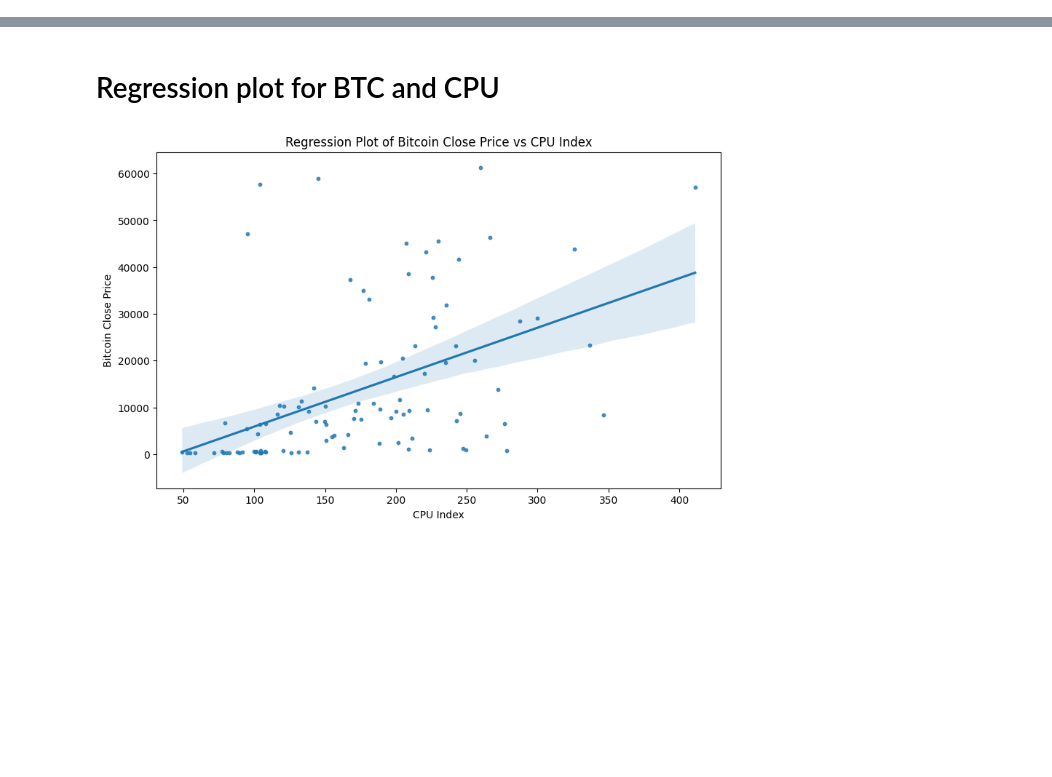
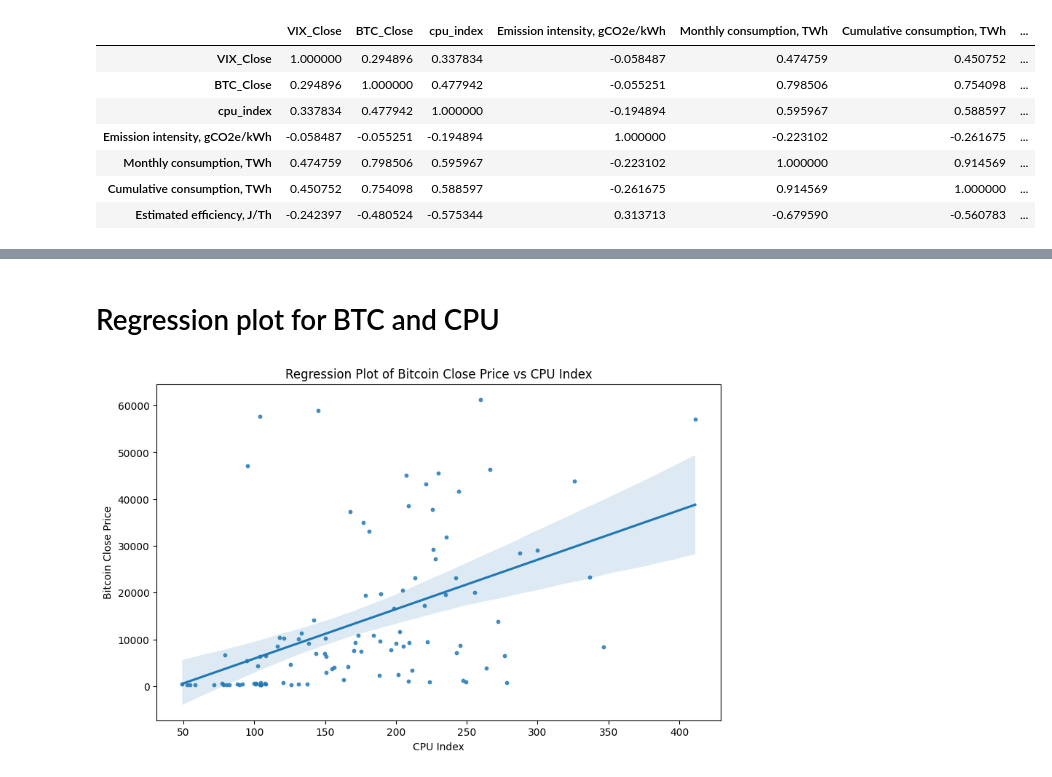
Before and after one commit to idriskhattak/Impact-of-Environment-on-BTICOIN, a Jupyter notebook: Merge Data Visualization.ipynb, the cells around one changed output, grey strips where cells are left out. Cells and saved outputs as stored; diff of their text form; code cells hidden in the pictures; blank space fills up the shorter version.

```diff
--- a/Merge Data Visualization.ipynb
+++ b/Merge Data Visualization.ipynb
@@ -7,3 +10,14 @@ merged_data = pd.read_csv('DATA/MERGED_DATA.csv')
+# %%
+merged_data.corr()
+# %% [output]
+|  | VIX_Close | BTC_Close | cpu_index | Emission intensity, gCO2e/kWh | Monthly consumption, TWh | Cumulative consumption, TWh | ... |
+| VIX_Close | 1.000000 | 0.294896 | 0.337834 | -0.058487 | 0.474759 | 0.450752 | ... |
+| BTC_Close | 0.294896 | 1.000000 | 0.477942 | -0.055251 | 0.798506 | 0.754098 | ... |
+| cpu_index | 0.337834 | 0.477942 | 1.000000 | -0.194894 | 0.595967 | 0.588597 | ... |
+| Emission intensity, gCO2e/kWh | -0.058487 | -0.055251 | -0.194894 | 1.000000 | -0.223102 | -0.261675 | ... |
+| Monthly consumption, TWh | 0.474759 | 0.798506 | 0.595967 | -0.223102 | 1.000000 | 0.914569 | ... |
+| Cumulative consumption, TWh | 0.450752 | 0.754098 | 0.588597 | -0.261675 | 0.914569 | 1.000000 | ... |
+| Estimated efficiency, J/Th | -0.242397 | -0.480524 | -0.575344 | 0.313713 | -0.679590 | -0.560783 | ... |
 # %%
 merged_data.describe()
 # %% [output]
```
Also changed, not shown: parts of 6 cells of this notebook.
